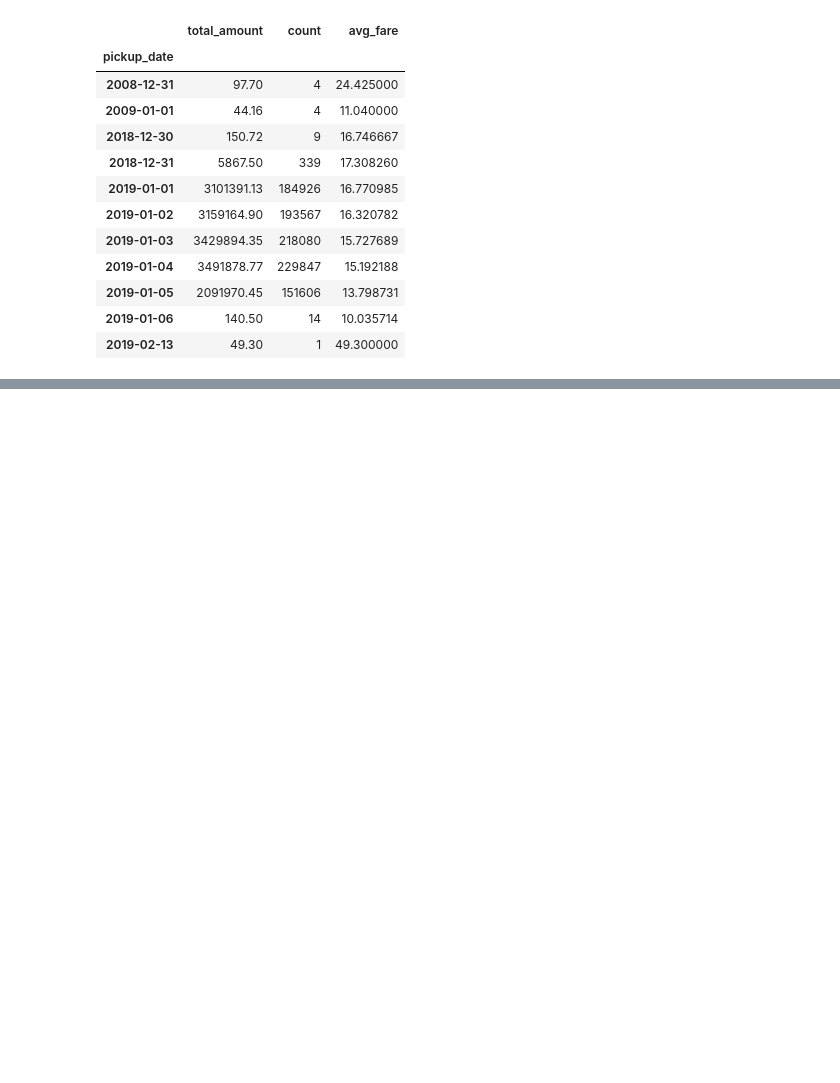
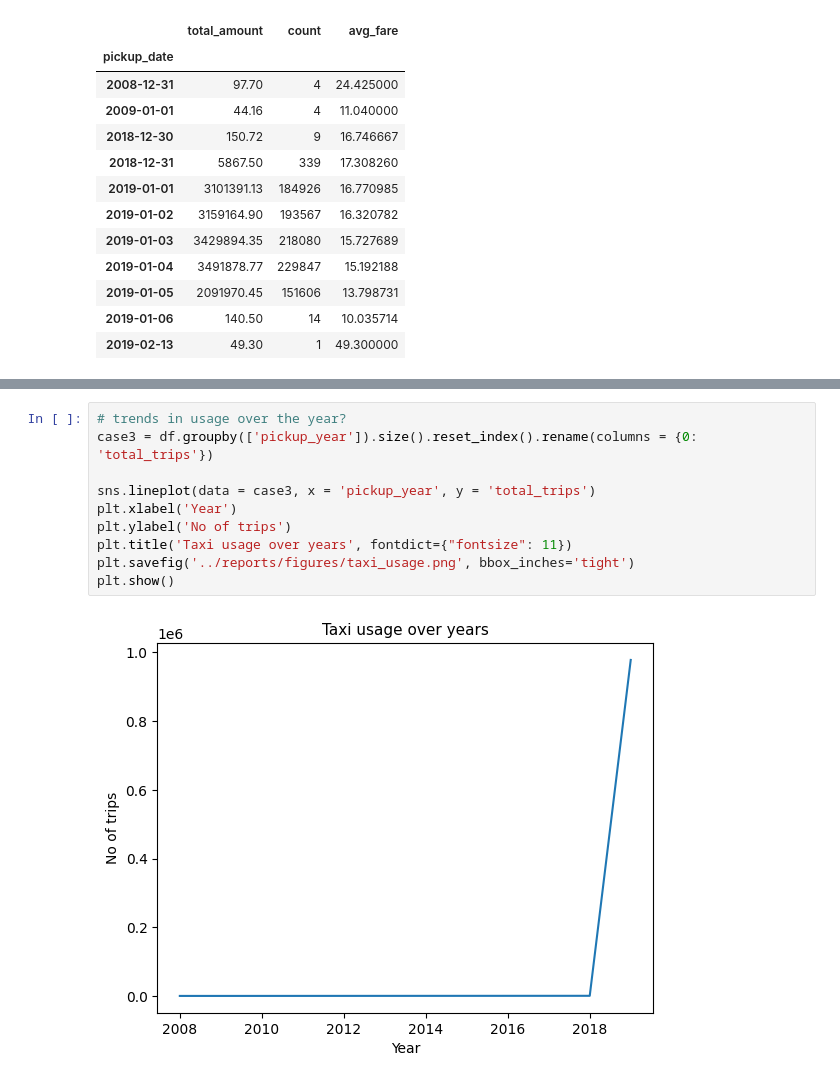
Before and after one commit to ronylpatil/ETL-Pipeline, a Jupyter notebook: notebooks/preprocessing.ipynb, the cells around one changed output, grey strips where cells are left out. Drawn from its saved outputs; the diff is of its cells as text; blank space fills up the shorter version.

```diff
--- a/notebooks/preprocessing.ipynb
+++ b/notebooks/preprocessing.ipynb
@@ -235,0 +326,12 @@ agg
+# %%
+# trends in usage over the year?
+case3 = df.groupby(['pickup_year']).size().reset_index().rename(columns = {0: 'total_trips'})
+
+sns.lineplot(data = case3, x = 'pickup_year', y = 'total_trips')
+plt.xlabel('Year')
+plt.ylabel('No of trips')
+plt.title('Taxi usage over years', fontdict={"fontsize": 11})
+plt.savefig('../reports/figures/taxi_usage.png', bbox_inches='tight')
+plt.show()
+# %% [output]
+[figure, added]
```
Also changed, not shown: parts of 10 cells of this notebook, 3 other files.
